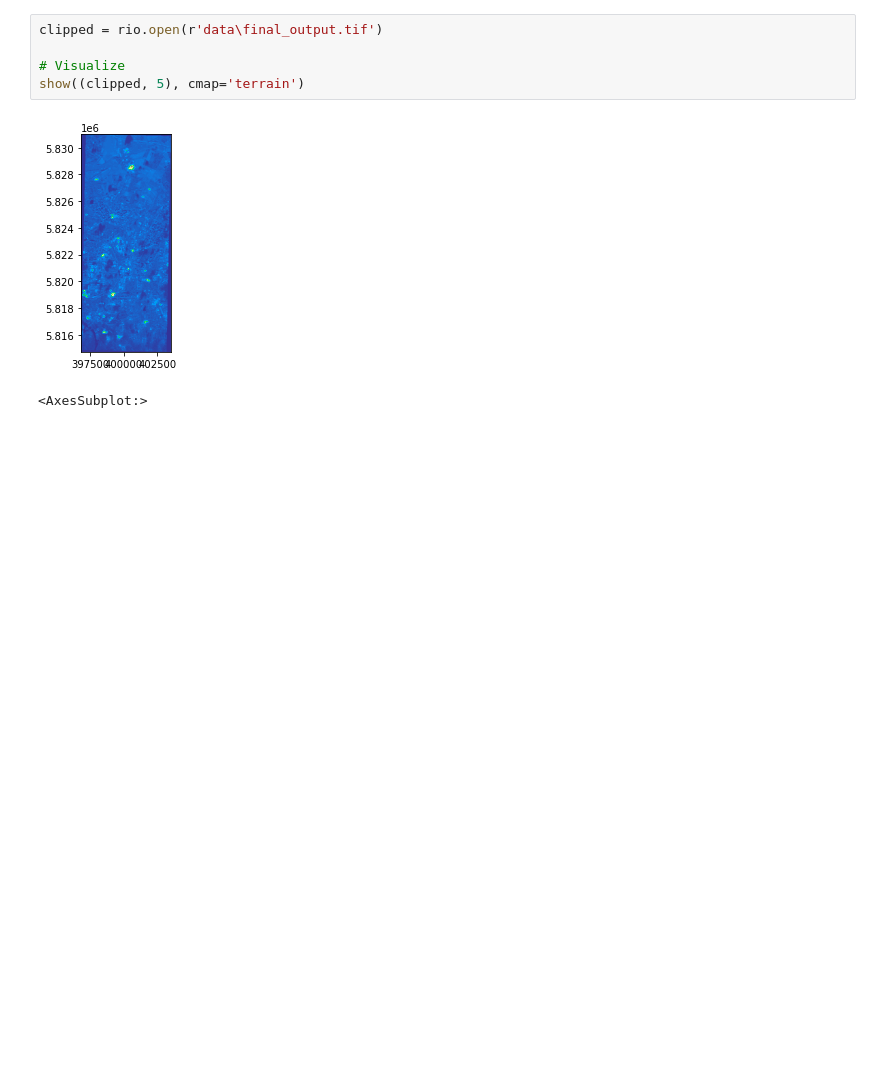
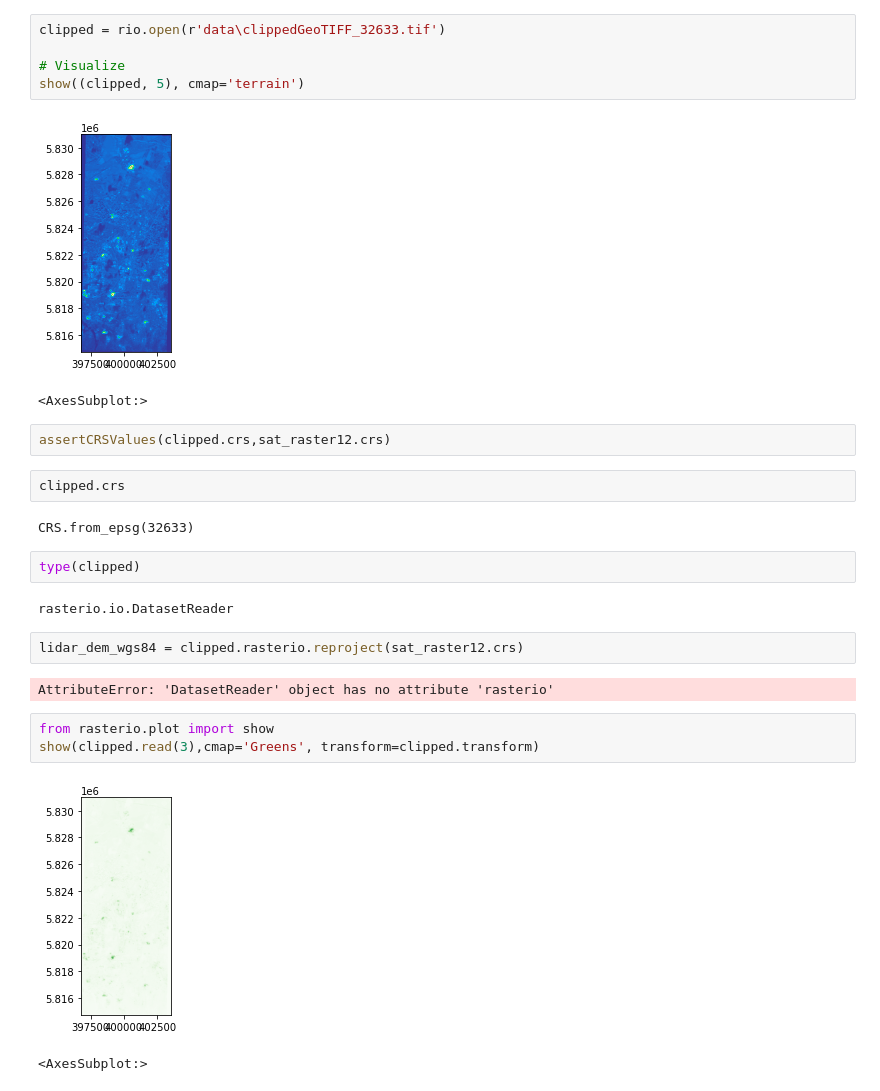
Before and after one commit to eisenerz108/sentinel-clipping-feature-edge-detection, a Jupyter notebook: Task1.ipynb, the cells around one changed output. Drawn from its saved outputs; the diff is of its cells as text; blank space fills up the shorter version.

```diff
--- a/Task1.ipynb
+++ b/Task1.ipynb
@@ -213,9 +230,29 @@ with rio.open(r'data\final_output.tif', "w", **out_meta) as dest:
         dest.write(out_img)
 # %%
-clipped = rio.open(r'data\final_output.tif')
+clipped = rio.open(r'data\clippedGeoTIFF_32633.tif')
 
 # Visualize
 show((clipped, 5), cmap='terrain')
 # %% [output]
 [figure]
 <AxesSubplot:>
+# %%
+assertCRSValues(clipped.crs,sat_raster12.crs)
+# %%
+clipped.crs
+# %% [output]
+CRS.from_epsg(32633)
+# %%
+type(clipped)
+# %% [output]
+rasterio.io.DatasetReader
+# %%
+lidar_dem_wgs84 = clipped.rasterio.reproject(sat_raster12.crs)
+# %% [output]
+AttributeError: 'DatasetReader' object has no attribute 'rasterio'
+# %%
+from rasterio.plot import show
+show(clipped.read(3),cmap='Greens', transform=clipped.transform)
+# %% [output]
+[figure, added]
+<AxesSubplot:>
```
Also changed, not shown: parts of 9 cells of this notebook.
